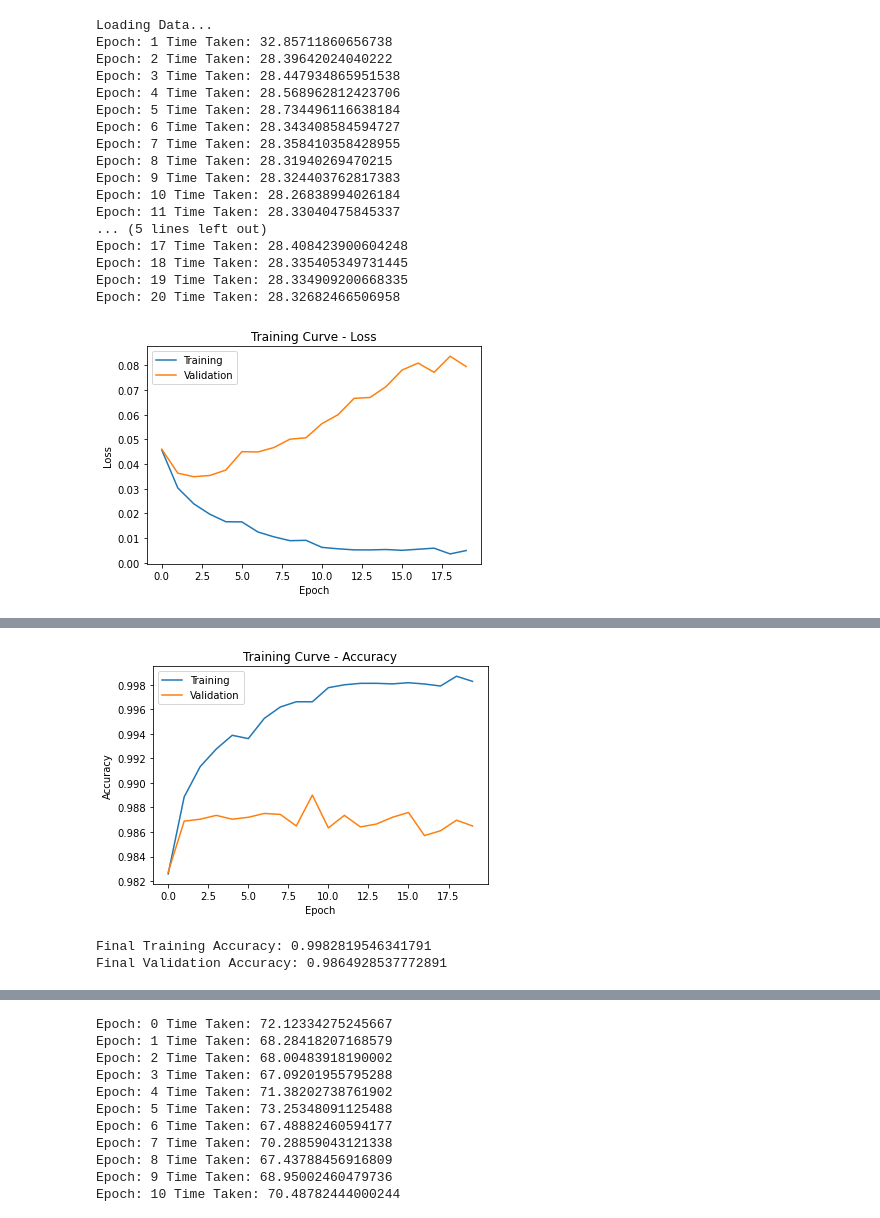
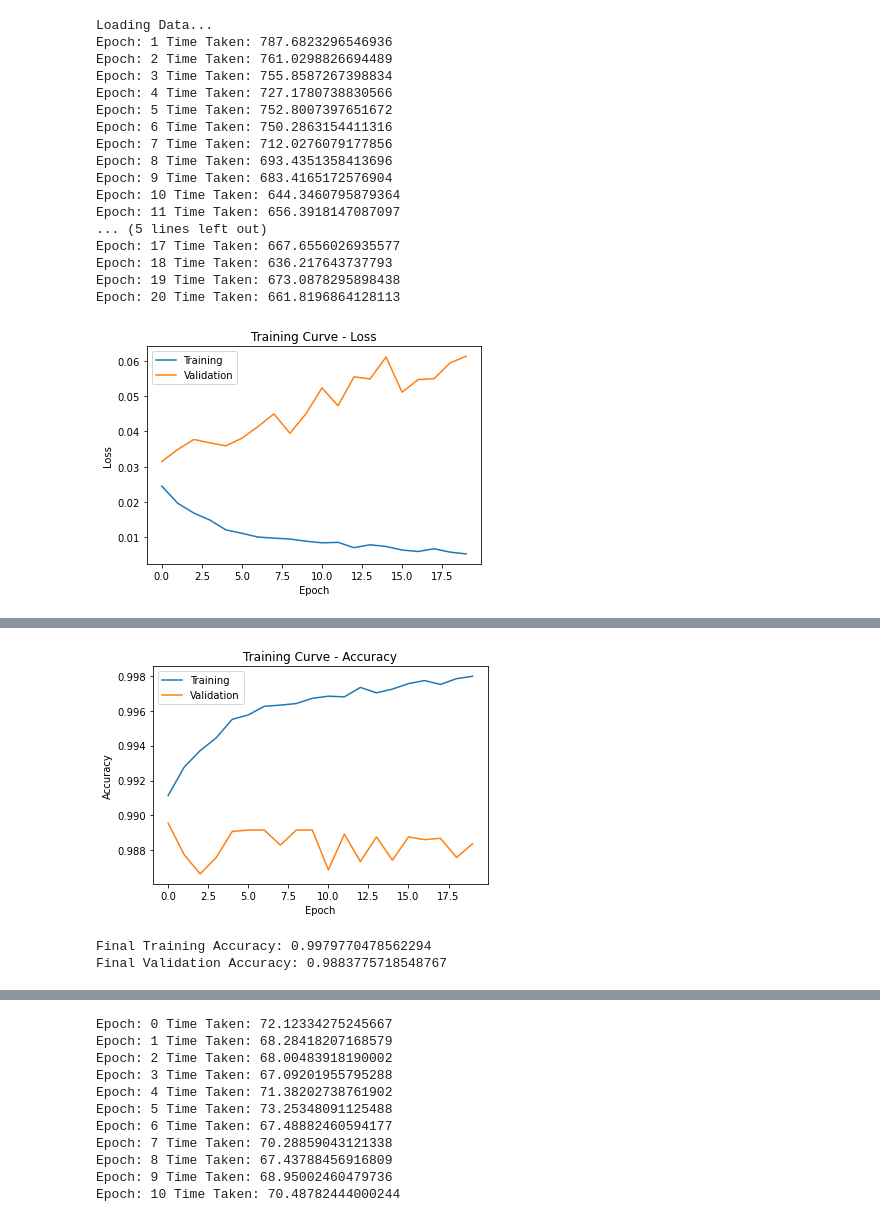
Before and after one commit to splouisliu/driver-drowsiness-detection, a Jupyter notebook: CNN_model.ipynb, the cells around one changed output, grey strips where cells are left out. Cells and saved outputs as stored; diff of their text form; code cells hidden in the pictures.

```diff
--- a/CNN_model.ipynb
+++ b/CNN_model.ipynb
@@ -178,23 +178,30 @@ t = transforms.Compose([
     torchvision.transforms.RandomRotation(30),
     torchvision.transforms.RandomHorizontalFlip(p = .25),
     torchvision.transforms.RandomResizedCrop((32, 32), scale = (0.8, 1.0))])
-for i in range(10):
+for i in range(50):
     print(len(aug_train_set))
     for item in train_set:
 
         aug_train_set.append((t(item[0]),item[1]))
 
 
-#train_setFIN=torch.cat(train_set, train_setAUG)
-t_valtest= transforms.Compose( [transforms.Resize([32,32])])
-valid_set.dataset.transforms=t_valtest
-test_set.dataset.transforms =t_valtest
+#apply transforms to Valid and Test Sets --> just Resizing
+#NOTE: I found I had to apply the transforms this way as the previous way would not apply the transforms properly
+t_valtest= transforms.Compose( [transforms.Resize([32,32]),transforms.ToTensor()])
+valid_set_load = []
+test_set_load = []
+for item in valid_set:
+
+        valid_set_load.append((t_valtest(item[0]),item[1]))
+for item in test_set:
+
+        test_set_load.append((t_valtest(item[0]),item[1]))
 
 
 # Create DataLoaders
 batch_size = 64
 num_workers = 0
 train_loader = torch.utils.data.DataLoader(aug_train_set, batch_size = batch_size, shuffle = True, num_workers = num_workers)
-valid_loader = torch.utils.data.DataLoader(valid_set, batch_size = batch_size, shuffle = True, num_workers = num_workers)
-test_loader = torch.utils.data.DataLoader(test_set, batch_size = batch_size, shuffle = True, num_workers = num_workers)
+valid_loader = torch.utils.data.DataLoader(valid_set_load, batch_size = batch_size, shuffle = True, num_workers = num_workers)
+test_loader = torch.utils.data.DataLoader(test_set_load, batch_size = batch_size, shuffle = True, num_workers = num_workers)
 # %% [output]
@@ -201,0 +225,13 @@ test_loader = torch.utils.data.DataLoader(test_set, batch_size = batch_size, shu
+# %%
+t_valtest= transforms.Compose( [transforms.Resize([32,32]),transforms.ToTensor()])
+valid_set_load = []
+test_set_load = []
+for item in valid_set:
+
+        valid_set_load.append((t_valtest(item[0]),item[1]))
+for item in test_set:
+
+        test_set_load.append((t_valtest(item[0]),item[1]))
+
+valid_loader = torch.utils.data.DataLoader(valid_set_load, batch_size = batch_size, shuffle = True, num_workers = num_workers)
+test_loader = torch.utils.data.DataLoader(test_set_load, batch_size = batch_size, shuffle = True, num_workers = num_workers)
@@ -202,24 +249,24 @@ test_loader = torch.utils.data.DataLoader(test_set, batch_size = batch_size, shu
 # %%
-model_DataAug2=EyeClassifier()
-model_DataAug2.cuda()
+model_DataAug3=EyeClassifier()
+model_DataAug3.cuda()
 
-train(model_DataAug2, train_loader, valid_loader, learning_rate = 0.001, num_epochs = 20)
+train(model_DataAug3, train_loader, valid_loader, learning_rate = 0.001, num_epochs = 20)
 # %% [output]
 Loading Data...
-Epoch: 1 Time Taken: 32.85711860656738
-Epoch: 2 Time Taken: 28.39642024040222
-Epoch: 3 Time Taken: 28.447934865951538
-Epoch: 4 Time Taken: 28.568962812423706
-Epoch: 5 Time Taken: 28.734496116638184
-Epoch: 6 Time Taken: 28.343408584594727
-Epoch: 7 Time Taken: 28.358410358428955
-Epoch: 8 Time Taken: 28.31940269470215
-Epoch: 9 Time Taken: 28.324403762817383
-Epoch: 10 Time Taken: 28.26838994026184
-Epoch: 11 Time Taken: 28.33040475845337
+Epoch: 1 Time Taken: 787.6823296546936
+Epoch: 2 Time Taken: 761.0298826694489
+Epoch: 3 Time Taken: 755.8587267398834
+Epoch: 4 Time Taken: 727.1780738830566
+Epoch: 5 Time Taken: 752.8007397651672
+Epoch: 6 Time Taken: 750.2863154411316
+Epoch: 7 Time Taken: 712.0276079177856
+Epoch: 8 Time Taken: 693.4351358413696
+Epoch: 9 Time Taken: 683.4165172576904
+Epoch: 10 Time Taken: 644.3460795879364
+Epoch: 11 Time Taken: 656.3918147087097
 ... (5 lines left out)
-Epoch: 17 Time Taken: 28.408423900604248
-Epoch: 18 Time Taken: 28.335405349731445
-Epoch: 19 Time Taken: 28.334909200668335
-Epoch: 20 Time Taken: 28.32682466506958
+Epoch: 17 Time Taken: 667.6556026935577
+Epoch: 18 Time Taken: 636.217643737793
+Epoch: 19 Time Taken: 673.0878295898438
+Epoch: 20 Time Taken: 661.8196864128113
-[figure, old version]
+[figure, new version]
@@ -228,3 +275,3 @@ Final Validation Loss: 0.07957650195621142
-[figure, old version]
+[figure, new version]
-Final Training Accuracy: 0.9982819546341791
-Final Validation Accuracy: 0.9864928537772891
+Final Training Accuracy: 0.9979770478562294
+Final Validation Accuracy: 0.9883775718548767
```
Also changed, not shown: parts of 7 cells of this notebook.
